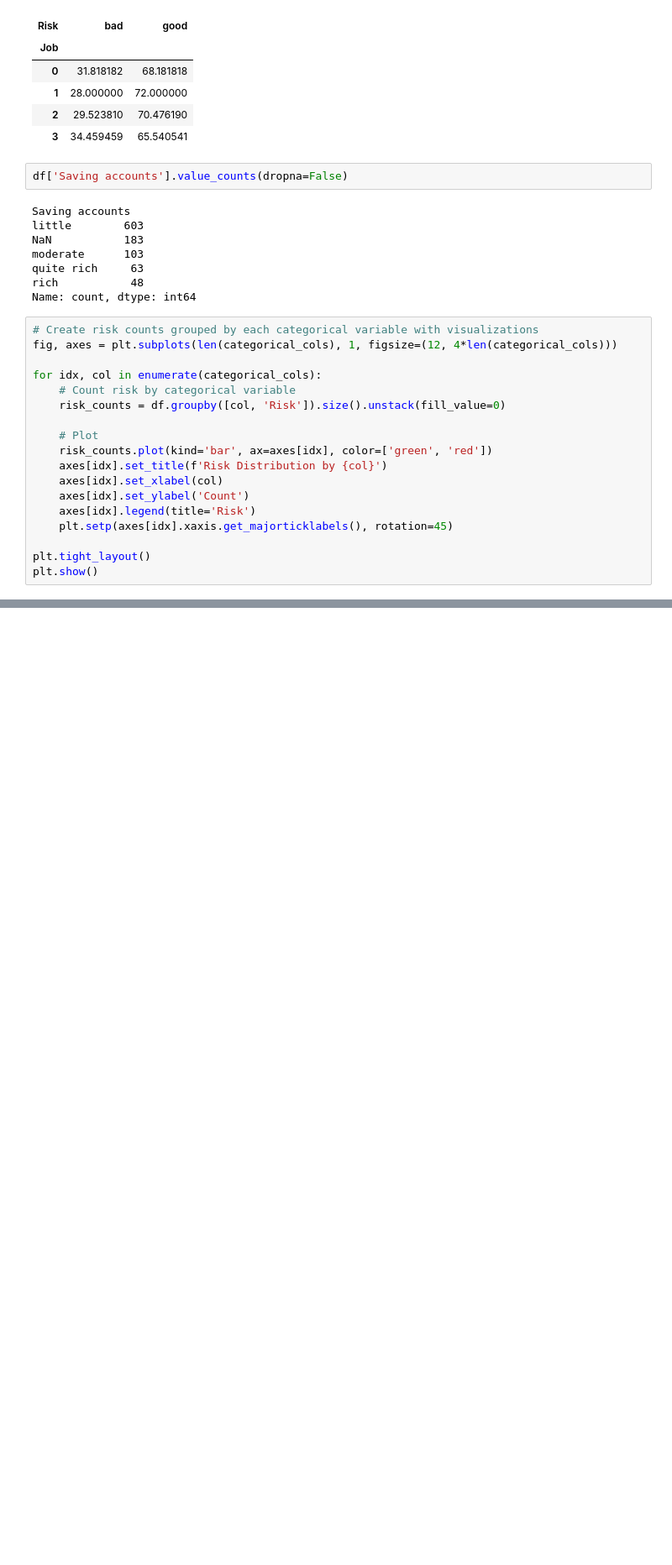
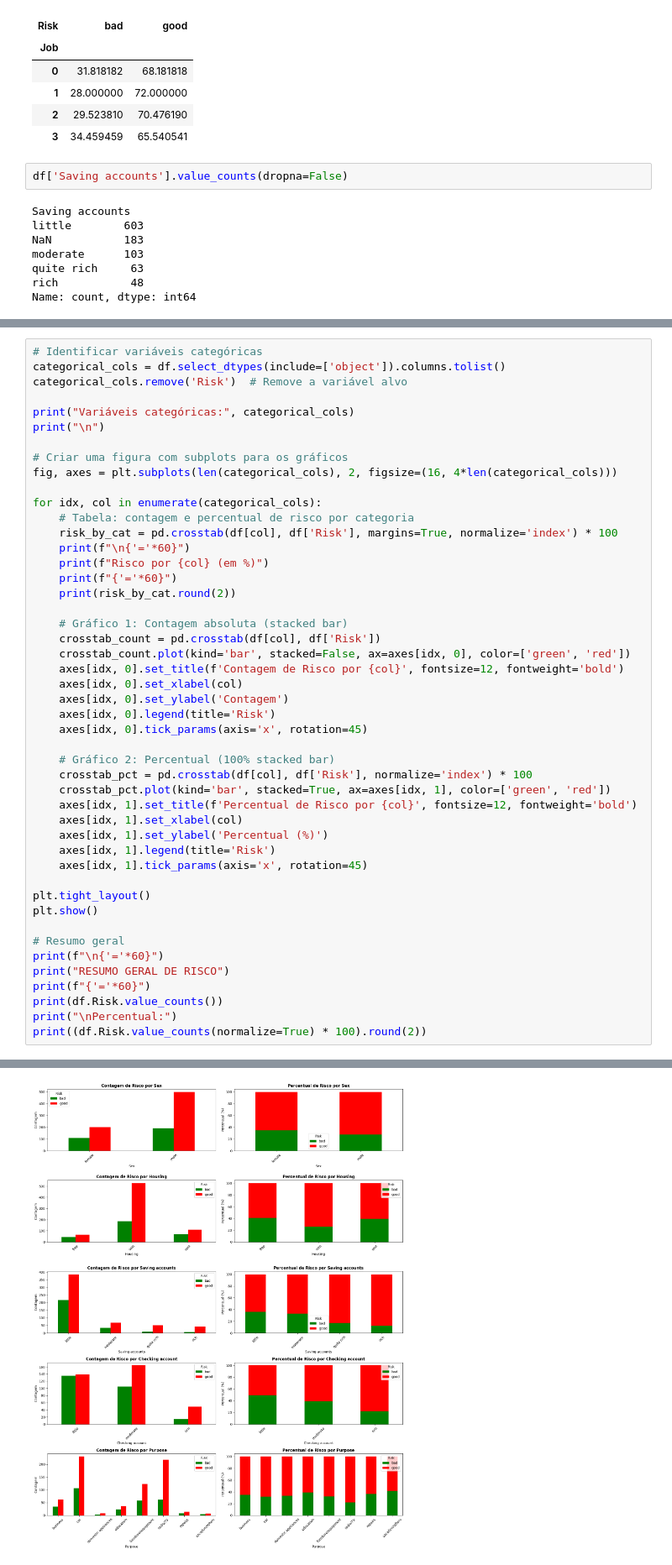
Before and after one commit to elitonds/studies-python-pandas-numpy, a Jupyter notebook: pandas_nb.ipynb, the cells around one changed output, grey strips where cells are left out. Shown at 84% size. Saved outputs shown, nothing was run; the diff lists cells and outputs as text; blank space fills up the shorter version.

```diff
--- a/pandas_nb.ipynb
+++ b/pandas_nb.ipynb
@@ -144,21 +144,3 @@ moderate      103
 quite rich     63
 rich           48
 Name: count, dtype: int64
-# %%
-# Create risk counts grouped by each categorical variable with visualizations
-fig, axes = plt.subplots(len(categorical_cols), 1, figsize=(12, 4*len(categorical_cols)))
-
-for idx, col in enumerate(categorical_cols):
-    # Count risk by categorical variable
-    risk_counts = df.groupby([col, 'Risk']).size().unstack(fill_value=0)
-
-    # Plot
-    risk_counts.plot(kind='bar', ax=axes[idx], color=['green', 'red'])
-    axes[idx].set_title(f'Risk Distribution by {col}')
-    axes[idx].set_xlabel(col)
-    axes[idx].set_ylabel('Count')
-    axes[idx].legend(title='Risk')
-    plt.setp(axes[idx].xaxis.get_majorticklabels(), rotation=45)
-
-plt.tight_layout()
-plt.show()
@@ -166,0 +147,48 @@ plt.show()
+# %%
+# Identificar variáveis categóricas
+categorical_cols = df.select_dtypes(include=['object']).columns.tolist()
+categorical_cols.remove('Risk')  # Remove a variável alvo
+
+print("Variáveis categóricas:", categorical_cols)
+print("\n")
+
+# Criar uma figura com subplots para os gráficos
+fig, axes = plt.subplots(len(categorical_cols), 2, figsize=(16, 4*len(categorical_cols)))
+
+for idx, col in enumerate(categorical_cols):
+    # Tabela: contagem e percentual de risco por categoria
+    risk_by_cat = pd.crosstab(df[col], df['Risk'], margins=True, normalize='index') * 100
+    print(f"\n{'='*60}")
+    print(f"Risco por {col} (em %)")
+    print(f"{'='*60}")
+    print(risk_by_cat.round(2))
+
+    # Gráfico 1: Contagem absoluta (stacked bar)
+    crosstab_count = pd.crosstab(df[col], df['Risk'])
+    crosstab_count.plot(kind='bar', stacked=False, ax=axes[idx, 0], color=['green', 'red'])
+    axes[idx, 0].set_title(f'Contagem de Risco por {col}', fontsize=12, fontweight='bold')
+    axes[idx, 0].set_xlabel(col)
+    axes[idx, 0].set_ylabel('Contagem')
+    axes[idx, 0].legend(title='Risk')
+    axes[idx, 0].tick_params(axis='x', rotation=45)
+
+    # Gráfico 2: Percentual (100% stacked bar)
+    crosstab_pct = pd.crosstab(df[col], df['Risk'], normalize='index') * 100
+    crosstab_pct.plot(kind='bar', stacked=True, ax=axes[idx, 1], color=['green', 'red'])
+    axes[idx, 1].set_title(f'Percentual de Risco por {col}', fontsize=12, fontweight='bold')
+    axes[idx, 1].set_xlabel(col)
+    axes[idx, 1].set_ylabel('Percentual (%)')
+    axes[idx, 1].legend(title='Risk')
+    axes[idx, 1].tick_params(axis='x', rotation=45)
+
+plt.tight_layout()
+plt.show()
+
+# Resumo geral
+print(f"\n{'='*60}")
+print("RESUMO GERAL DE RISCO")
+print(f"{'='*60}")
+print(df.Risk.value_counts())
+print("\nPercentual:")
+print((df.Risk.value_counts(normalize=True) * 100).round(2))
+# %% [output]
@@ -166,0 +214 @@ plt.show()
+[figure, added]
```
Also changed, not shown: parts of 2 cells of this notebook, 2 other files.
